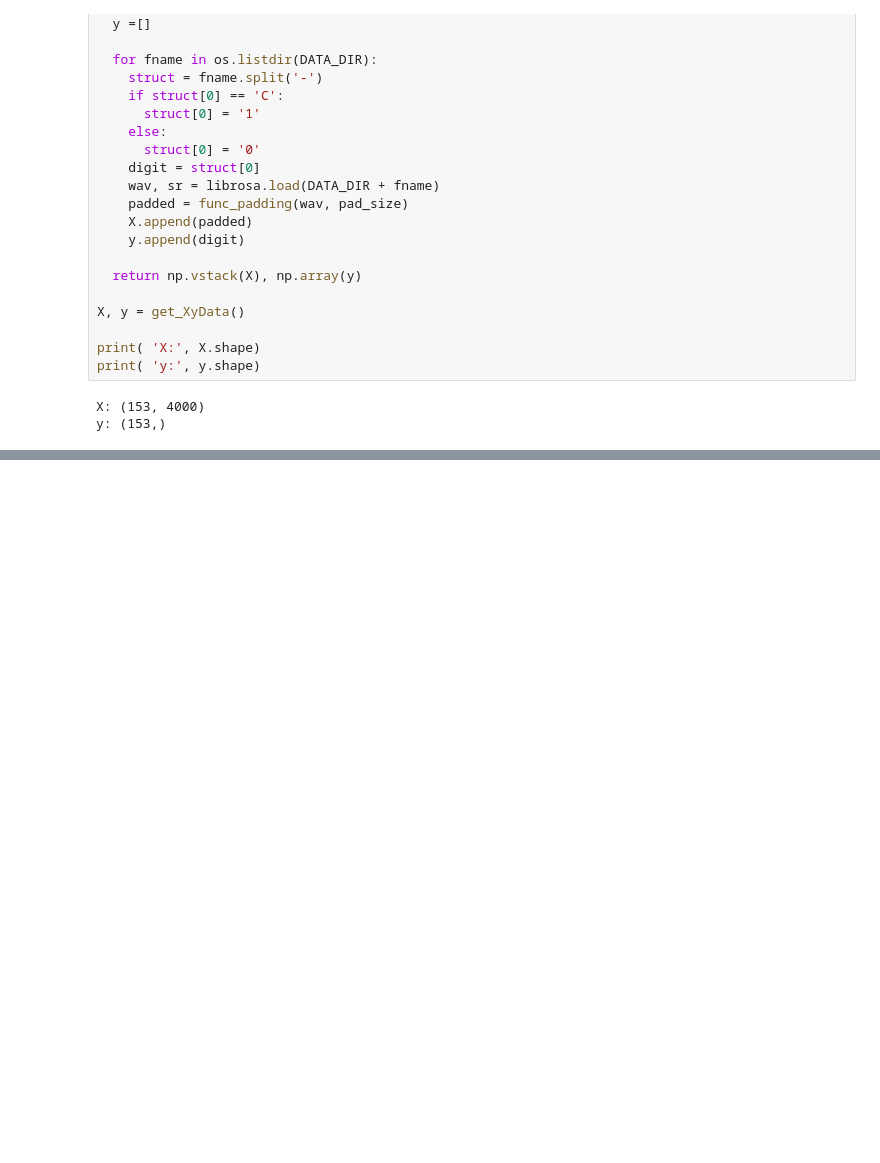
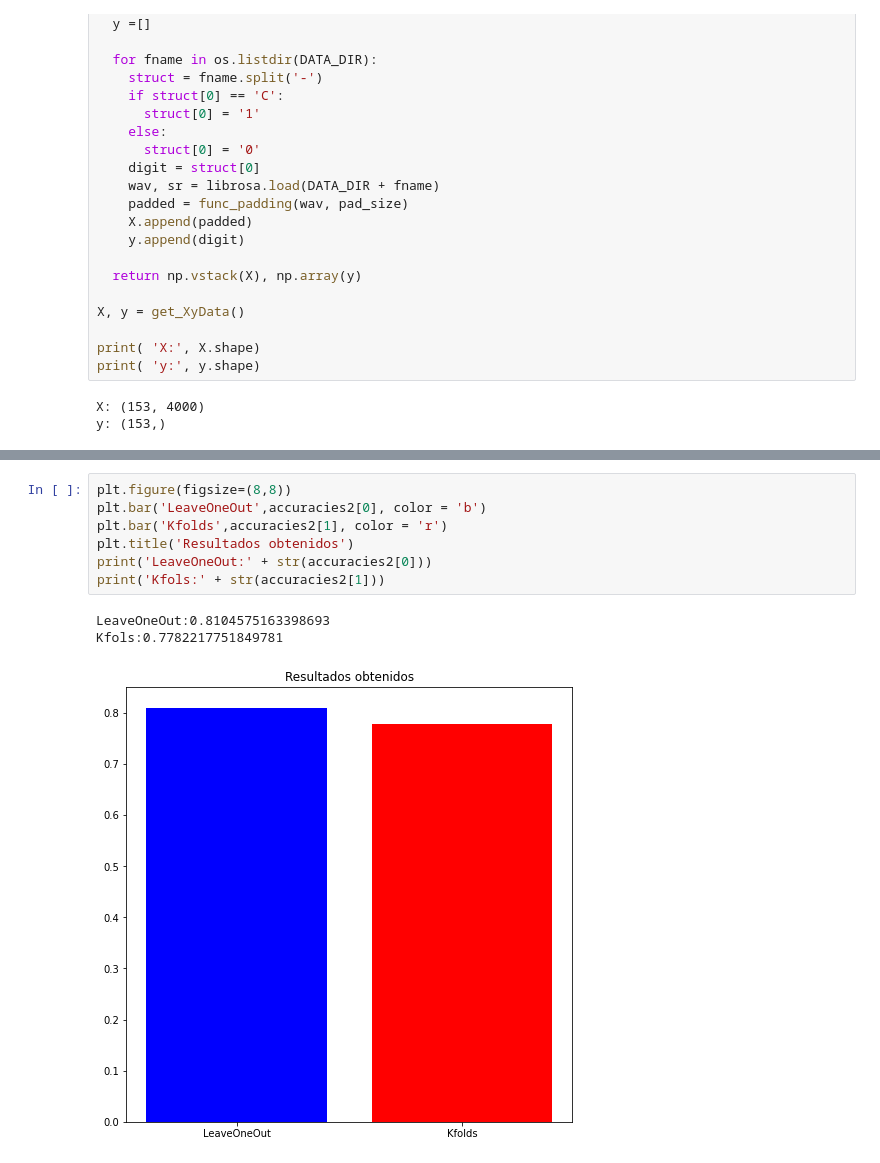
Before and after one commit to DALO-eng/Proyecto-IA-Covid-by-Tos, a Jupyter notebook: notebooks/IAProject-Cough.ipynb, the cells around one changed output, grey strips where cells are left out. Saved outputs shown, nothing was run; the diff lists cells and outputs as text; blank space fills up the shorter version.

```diff
--- a/notebooks/IAProject-Cough.ipynb
+++ b/notebooks/IAProject-Cough.ipynb
@@ -90,0 +249,11 @@ print(accuracies)
+# %%
+plt.figure(figsize=(8,8))
+plt.bar('LeaveOneOut',accuracies2[0], color = 'b')
+plt.bar('Kfolds',accuracies2[1], color = 'r')
+plt.title('Resultados obtenidos')
+print('LeaveOneOut:' + str(accuracies2[0]))
+print('Kfols:' + str(accuracies2[1]))
+# %% [output]
+LeaveOneOut:0.8104575163398693
+Kfols:0.7782217751849781
+[figure, added]
```
Also changed, not shown: parts of 40 cells of this notebook.
